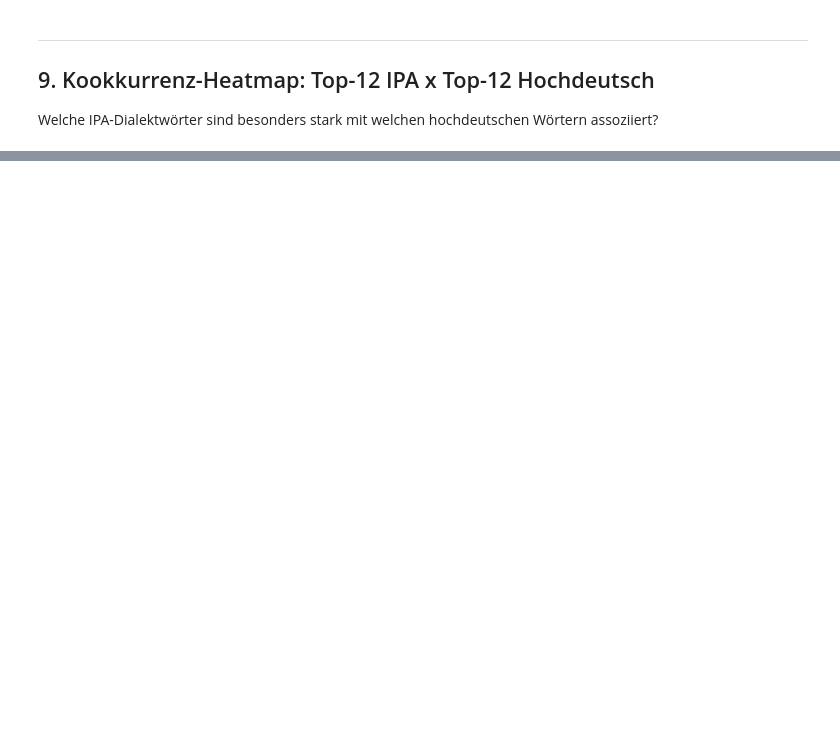
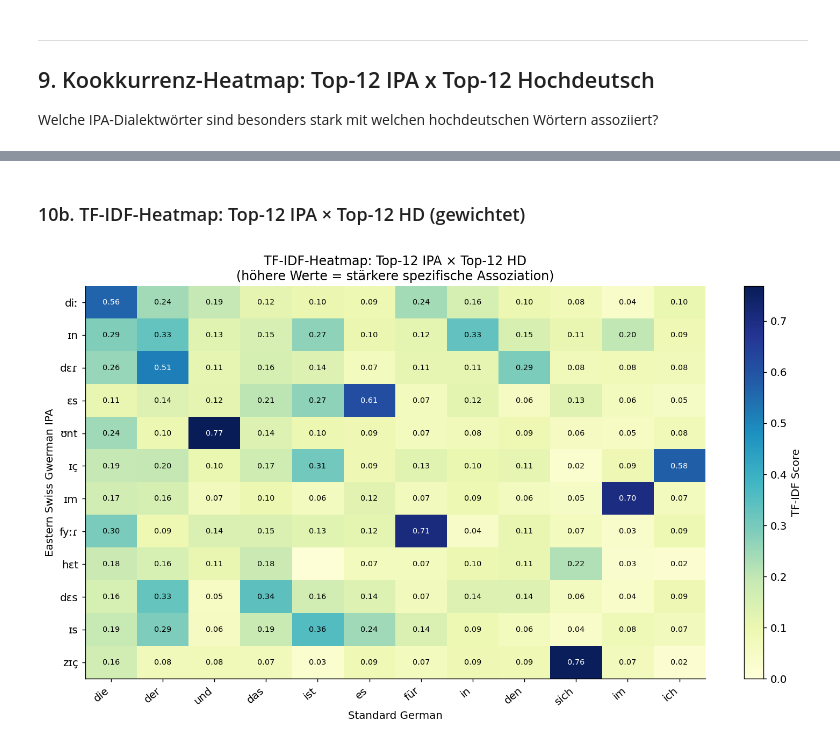
Before and after one commit to GwenVocat/NLP---Swiss-German-Dialect-Data, a Jupyter notebook: ergebnisse_visualisierung.ipynb, the cells around one changed output, grey strips where cells are left out. Drawn from its saved outputs; the diff is of its cells as text; code cells hidden in the pictures; blank space fills up the shorter version.

```diff
--- a/ergebnisse_visualisierung.ipynb
+++ b/ergebnisse_visualisierung.ipynb
@@ -387,0 +727,45 @@ plt.show()
+# %% [markdown]
+### 10b. TF-IDF-Heatmap: Top-12 IPA × Top-12 HD (gewichtet)
+# %%
+# Top-12 IPA-Wörter (nach Gesamtfrequenz)
+top12_ipa_idx = list(range(12))
+top12_ipa     = [ipa_words_sorted[i] for i in top12_ipa_idx]
+
+# Für jedes der Top-12 IPA-Wörter: die HD-Wörter mit dem höchsten TF-IDF-Score sammeln
+relevant_hd = set()
+for i in top12_ipa_idx:
+    top_hd_indices = np.argsort(tfidf_matrix[i])[-6:]  # Top-6 HD pro IPA
+    for idx in top_hd_indices:
+        relevant_hd.add(all_hd_words[idx])
+
+# Auf die 12 global häufigsten aus dieser Menge beschränken
+hd_freq = {w: sum(cooc_matrix[i, hd_to_idx[w]] for i in top12_ipa_idx) for w in relevant_hd}
+top12_hd = sorted(hd_freq, key=hd_freq.get, reverse=True)[:12]
+top12_hd_idx = [hd_to_idx[w] for w in top12_hd]
+
+# TF-IDF-Submatrix extrahieren
+sub_tfidf = tfidf_matrix[np.ix_(top12_ipa_idx, top12_hd_idx)]
+
+fig, ax = plt.subplots(figsize=(12, 7))
+im = ax.imshow(sub_tfidf, cmap='YlGnBu', aspect='auto', vmin=0)
+
+ax.set_xticks(range(len(top12_hd)))
+ax.set_xticklabels(top12_hd, rotation=40, ha='right', fontsize=11)
+ax.set_yticks(range(len(top12_ipa)))
+ax.set_yticklabels(top12_ipa, fontsize=11)
+ax.set_xlabel('Standard German')
+ax.set_ylabel('Eastern Swiss Gwerman IPA')
+ax.set_title('TF-IDF-Heatmap: Top-12 IPA × Top-12 HD\n(höhere Werte = stärkere spezifische Assoziation)')
+
+for i in range(len(top12_ipa)):
+    for j in range(len(top12_hd)):
+        val = sub_tfidf[i, j]
+        if val > 0.02:
+            ax.text(j, i, f'{val:.2f}', ha='center', va='center',
+                    fontsize=8, color='black' if val < 0.4 else 'white')
+
+plt.colorbar(im, ax=ax, label='TF-IDF Score')
+plt.tight_layout()
+plt.show()
+# %% [output]
+[figure, added]
```
Also changed, not shown: parts of 25 cells of this notebook.
